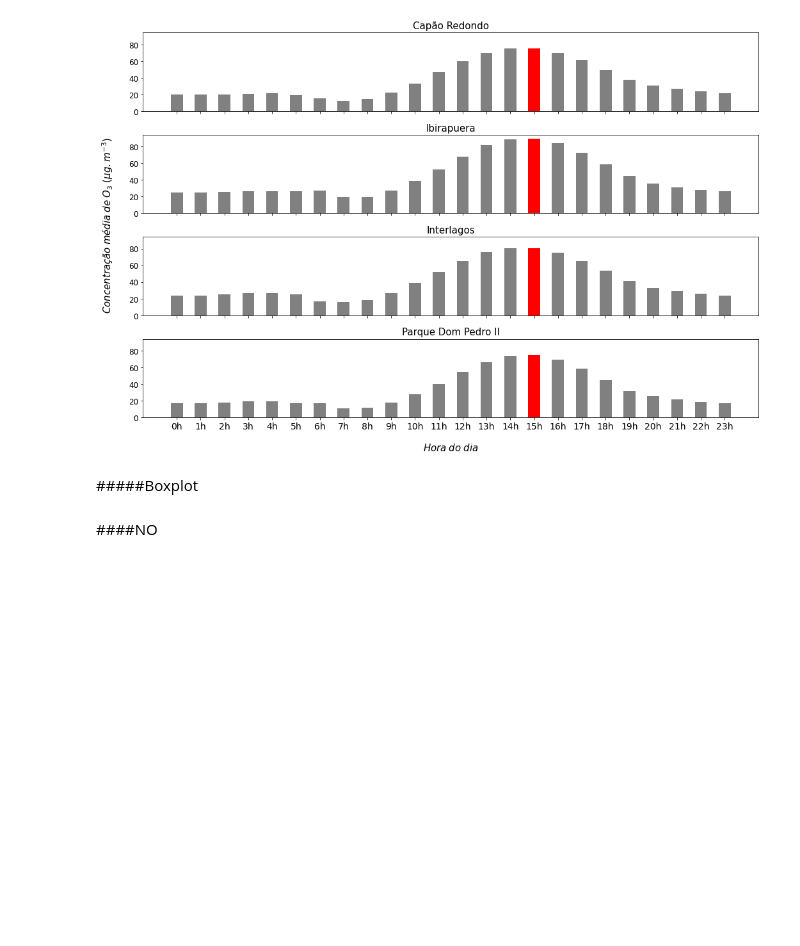
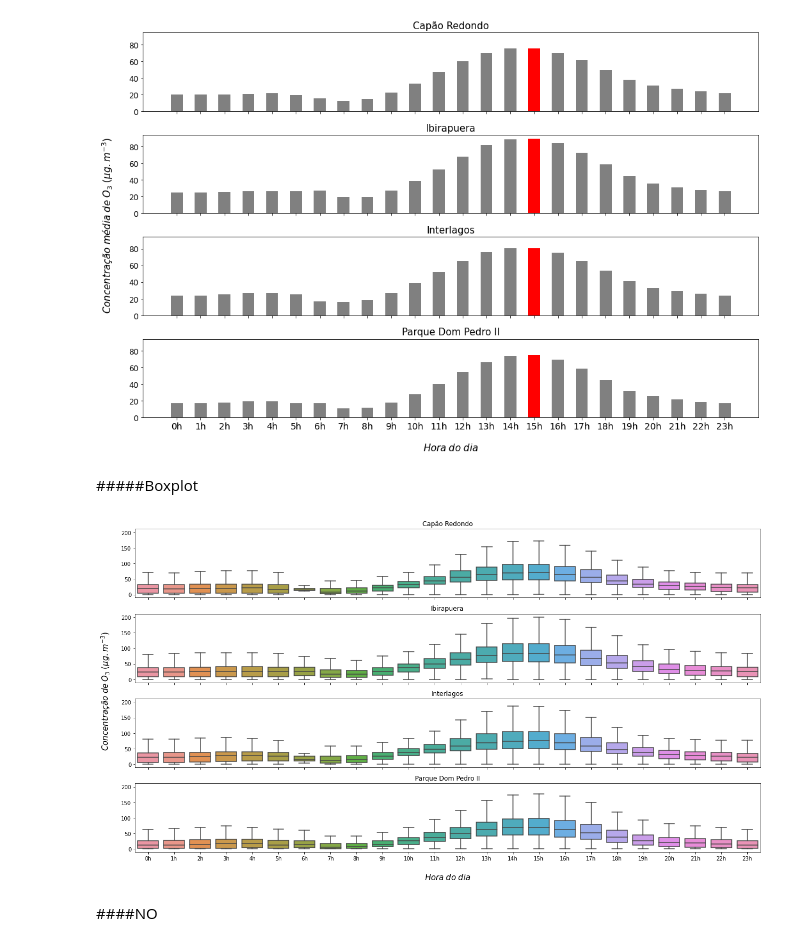
Before and after one commit to antoniogss/air_quality, a Jupyter notebook: graphs_cetesb.ipynb, the cells around one changed output. Saved outputs shown, nothing was run; the diff lists cells and outputs as text; code cells hidden in the pictures; blank space fills up the shorter version.

```diff
--- a/graphs_cetesb.ipynb
+++ b/graphs_cetesb.ipynb
@@ -505,6 +512,96 @@ plt.show()
 [figure]
 # %% [markdown]
 #####Boxplot
+# %%
+#@title
+num_int = list(range(0,24))
+num_str = map(str, num_int)
+h = list('h'*24)
+
+# using list comprehension + zip()
+# interlist element concatenation
+hour = [i + j for i, j in zip(num_str, h)]
+# %%
+#@title
+fig, axes = plt.subplots(nrows=4,
+                         ncols=1,
+                         sharex=True,
+                         sharey=True,
+                         figsize=(18,10)
+                        )
+
+# fig.suptitle('Pokemon Stats by Generation')
+
+g1 = sns.boxplot(ax=axes[0], data=df.loc[df.estacao == 'Capão Redondo'],
+            x='hora_24', y='O3',
+            showfliers = False,
+            order = hour
+            )
+
+g1.set(xticklabels=[])  # remove the tick labels
+g1.set(title='Capão Redondo')  # add a title
+g1.set(xlabel=None)  # remove the axis label
+g1.set(ylabel=None)
+
+g2 = sns.boxplot(ax=axes[1],
+            data=df.loc[df.estacao == 'Ibirapuera'],
+            x='hora_24', y='O3',
+            showfliers = False,
+            order = hour
+            )
+
+g2.set(xticklabels=[])
+g2.set(title='Ibirapuera')
+g2.set(xlabel=None)
+g2.set(ylabel=None)
+
+g3 = sns.boxplot(ax=axes[2],
+            data=df.loc[df.estacao == 'Interlagos'],
+            x='hora_24', y='O3',
+            showfliers = False,
+            order = hour
+            )
+
+g3.set(xticklabels=[])
+g3.set(title='Interlagos')
+g3.set(xlabel=None)
+g3.set(ylabel=None)
+
+g4 = sns.boxplot(ax=axes[3],
+            data=df.loc[df.estacao == 'Parque Dom Pedro II'],
+            x='hora_24', y='O3',
+            showfliers = False,
+            order = hour
+            )
+
+# g4.set(xticklabels=[])
+g4.set(title='Parque Dom Pedro II')
+g4.set(xlabel=None)
+g4.set(ylabel=None)
+
+fig.add_subplot(111, frameon=False)
+plt.tick_params(labelcolor='none',
+                which='both',
+                top=False,
+                bottom=False,
+                left=False,
+                right=False)
+
+plt.xlabel("\n$Hora\;do\;dia$",fontsize=15)
+plt.ylabel("$Concentração\;de\;O_{3}\;(µg.m^{-3})\;$\n",fontsize=15)
+
+plt.tight_layout()
+
+plt.savefig(
+              dir + 'o3_boxplot_hora_do_dia.png',
+              transparent = True,
+              bbox_inches = 'tight',
+              dpi = 500
+            )
+
+plt.show()
+# %% [output]
+[figure, added]
 # %% [markdown]
 ####NO
 # %%
```
Also changed, not shown: parts of 15 cells of this notebook.
